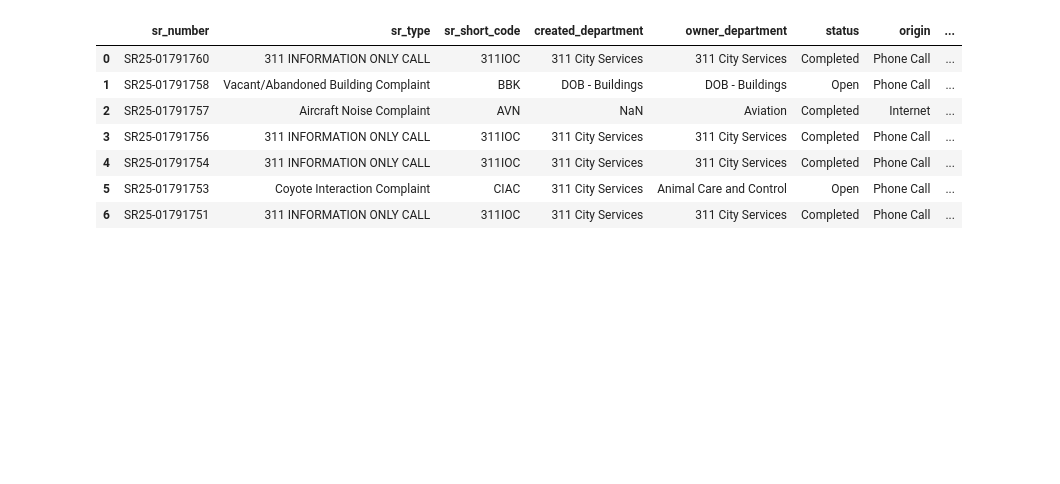
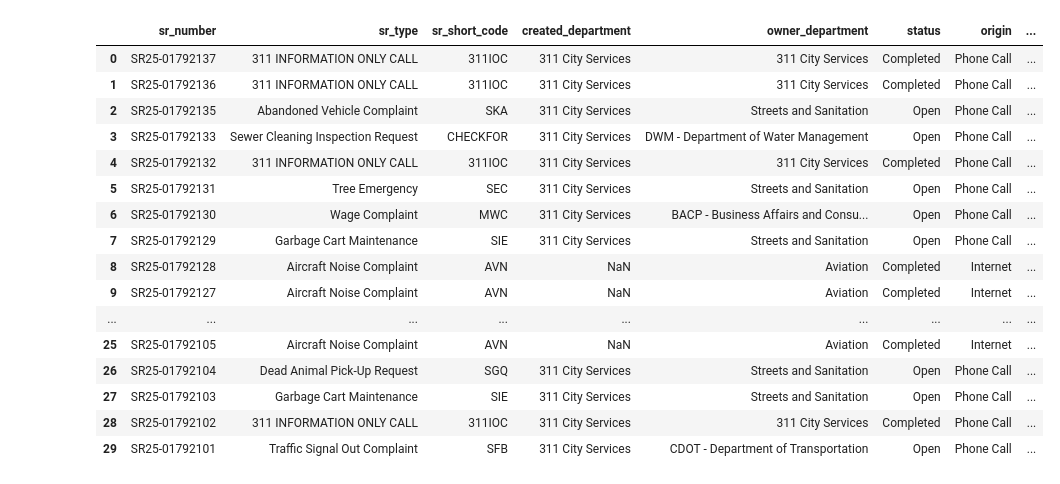
Before and after one commit to Ameowsle/Statistic-Macher, a Jupyter notebook: Datensatz_311_Chicago_SR.ipynb, the cells around one changed output. Drawn from its saved outputs; the diff is of its cells as text; code cells hidden in the pictures; blank space fills up the shorter version.

```diff
--- a/Datensatz_311_Chicago_SR.ipynb
+++ b/Datensatz_311_Chicago_SR.ipynb
@@ -50,15 +50,24 @@ dtypes: bool(2), float64(15), int64(3), object(19)
 memory usage: 291.1+ KB
 # %%
-df.head(7)
+df.head(30)
 # %% [output]
 |  | sr_number | sr_type | sr_short_code | created_department | owner_department | status | origin | ... |
-| 0 | SR25-01791760 | 311 INFORMATION ONLY CALL | 311IOC | 311 City Services | 311 City Services | Completed | Phone Call | ... |
-| 1 | SR25-01791758 | Vacant/Abandoned Building Complaint | BBK | DOB - Buildings | DOB - Buildings | Open | Phone Call | ... |
-| 2 | SR25-01791757 | Aircraft Noise Complaint | AVN | NaN | Aviation | Completed | Internet | ... |
-| 3 | SR25-01791756 | 311 INFORMATION ONLY CALL | 311IOC | 311 City Services | 311 City Services | Completed | Phone Call | ... |
-| 4 | SR25-01791754 | 311 INFORMATION ONLY CALL | 311IOC | 311 City Services | 311 City Services | Completed | Phone Call | ... |
-| 5 | SR25-01791753 | Coyote Interaction Complaint | CIAC | 311 City Services | Animal Care and Control | Open | Phone Call | ... |
-| 6 | SR25-01791751 | 311 INFORMATION ONLY CALL | 311IOC | 311 City Services | 311 City Services | Completed | Phone Call | ... |
+| 0 | SR25-01792137 | 311 INFORMATION ONLY CALL | 311IOC | 311 City Services | 311 City Services | Completed | Phone Call | ... |
+| 1 | SR25-01792136 | 311 INFORMATION ONLY CALL | 311IOC | 311 City Services | 311 City Services | Completed | Phone Call | ... |
+| 2 | SR25-01792135 | Abandoned Vehicle Complaint | SKA | 311 City Services | Streets and Sanitation | Open | Phone Call | ... |
+| 3 | SR25-01792133 | Sewer Cleaning Inspection Request | CHECKFOR | 311 City Services | DWM - Department of Water Management | Open | Phone Call | ... |
+| 4 | SR25-01792132 | 311 INFORMATION ONLY CALL | 311IOC | 311 City Services | 311 City Services | Completed | Phone Call | ... |
+| 5 | SR25-01792131 | Tree Emergency | SEC | 311 City Services | Streets and Sanitation | Open | Phone Call | ... |
+| 6 | SR25-01792130 | Wage Complaint | MWC | 311 City Services | BACP - Business Affairs and Consu... | Open | Phone Call | ... |
+| 7 | SR25-01792129 | Garbage Cart Maintenance | SIE | 311 City Services | Streets and Sanitation | Open | Phone Call | ... |
+| 8 | SR25-01792128 | Aircraft Noise Complaint | AVN | NaN | Aviation | Completed | Internet | ... |
+| 9 | SR25-01792127 | Aircraft Noise Complaint | AVN | NaN | Aviation | Completed | Internet | ... |
+| ... | ... | ... | ... | ... | ... | ... | ... | ... |
+| 25 | SR25-01792105 | Aircraft Noise Complaint | AVN | NaN | Aviation | Completed | Internet | ... |
+| 26 | SR25-01792104 | Dead Animal Pick-Up Request | SGQ | 311 City Services | Streets and Sanitation | Open | Phone Call | ... |
+| 27 | SR25-01792103 | Garbage Cart Maintenance | SIE | 311 City Services | Streets and Sanitation | Open | Phone Call | ... |
+| 28 | SR25-01792102 | 311 INFORMATION ONLY CALL | 311IOC | 311 City Services | 311 City Services | Completed | Phone Call | ... |
+| 29 | SR25-01792101 | Traffic Signal Out Complaint | SFB | 311 City Services | CDOT - Department of Transportation | Open | Phone Call | ... |
 # %%
 df.describe()
 # %% [output]
```
Also changed, not shown: parts of 8 cells of this notebook, 1 other file.
